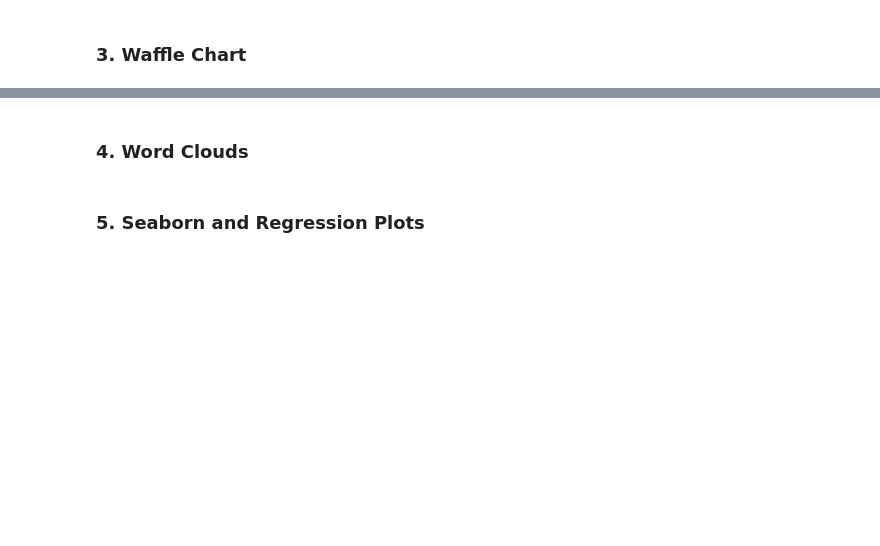
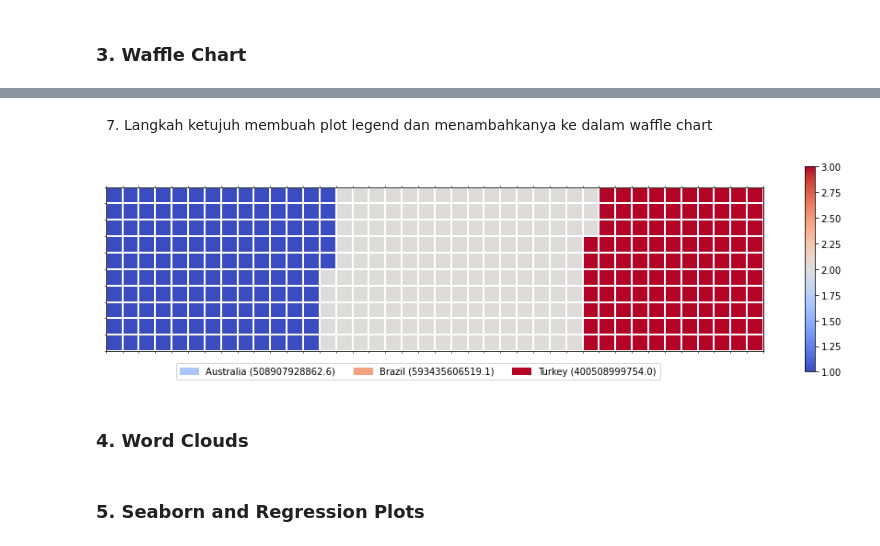
Before and after one commit to AbdulHafidh-AI/Praktikum-Visualisasi-Data, a Jupyter notebook: 2008107010056_AbdulHafidh_Tugas4.ipynb, the cells around one changed output, grey strips where cells are left out. Cells and saved outputs as stored; diff of their text form; code cells hidden in the pictures; blank space fills up the shorter version.

```diff
--- a/2008107010056_AbdulHafidh_Tugas4.ipynb
+++ b/2008107010056_AbdulHafidh_Tugas4.ipynb
@@ -91,2 +111,7 @@ sample
 # %% [markdown]
 ### 2. Filtering
+# %%
+# Mengambil data pada 3 negara
+df_abt = sample.loc[['Australia', 'Brazil', 'Turkey'], :] # a --> Australia, b --> Brazil, t --> Turkey disingkat menjadi abt ^_^
+# Melihat Dataframe baru ini
+df_abt
@@ -94,0 +144,9 @@ sample
+# %%
+# Inisialisasi tinggi dan lebar dari waffle chart
+lebar = 40
+tinggi = 10
+
+# Menghitung tinggi ubin
+tinggi_ubin = tinggi * lebar
+
+print(f'Tinggi ubin: {tinggi_ubin}')
@@ -95,3 +269,44 @@ sample
+# %% [markdown]
+7. Langkah ketujuh membuah plot legend dan menambahkanya ke dalam waffle chart
+# %%
+# Menggunakan matshow untuk menampilkan waffle chart
+colormap = plt.cm.coolwarm
+plt.matshow(waffle_chart, cmap=colormap)
+plt.colorbar()
+
+# mendapatkan nilai axis-nya
+ax = plt.gca()
+
+# mengeset minor ticks
+ax.set_xticks(np.arange(-.5, (lebar), 1), minor=True)
+ax.set_yticks(np.arange(-.5, (tinggi), 1), minor=True)
+
+# menambhkan gridlines berdasarkan minor ticks
+ax.grid(which='minor', color='w', linestyle='-', linewidth=2)
+
+plt.xticks([])
+plt.yticks([])
+
+# menghitung nilai cumulative pada setiap kategori untuk mencocokan warna between chart and legend
+values_cumsum = np.cumsum(df_abt['Total'])
+total_values = values_cumsum[len(values_cumsum) - 1]
+
+# membuat legend
+legend_handles = []
+for i, category in enumerate(df_abt.index.values):
+    label_str = category + ' (' + str(df_abt['Total'][i]) + ')'
+    color_val = colormap(float(values_cumsum[i])/total_values)
+    legend_handles.append(mpatches.Patch(color=color_val, label=label_str))
+
+# menambah legend ke chart
+plt.legend(handles=legend_handles,
+           loc='lower center',
+           ncol=len(df_abt.index.values),
+           bbox_to_anchor=(0., -0.2, 0.95, .1)
+          )
+plt.show()
+# %% [output]
+[figure, added]
 # %% [markdown]
 ### 4. Word Clouds
 # %% [markdown]
```
Also changed, not shown: parts of 21 cells of this notebook.
